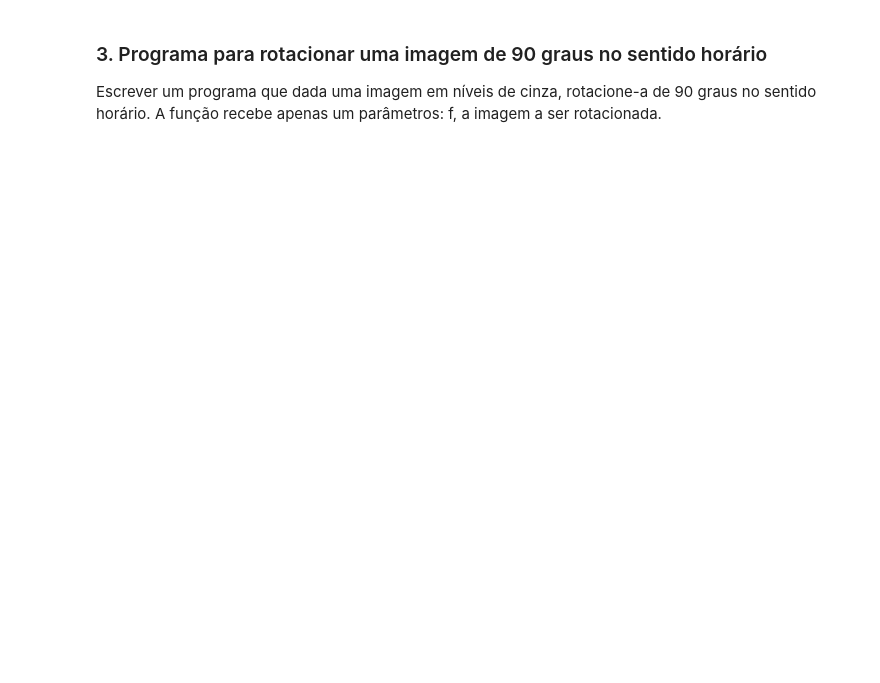
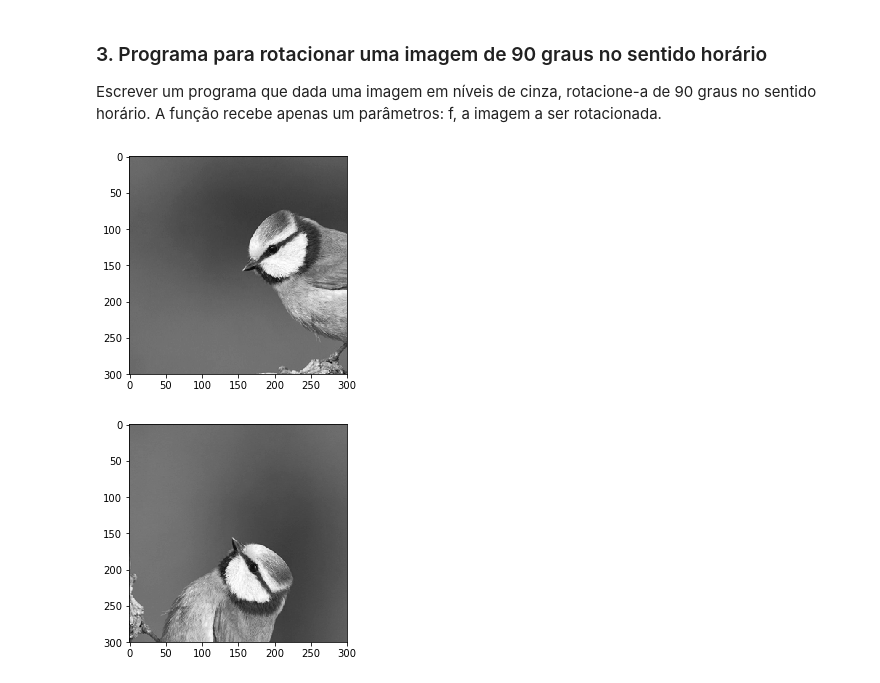
Before and after one commit to gustavoem/bcc, a Jupyter notebook: 7semestre/417/ep1/Matos8546051.ipynb, the cells around one changed output. Cells and saved outputs as stored; diff of their text form; code cells hidden in the pictures; blank space fills up the shorter version.

```diff
--- a/7semestre/417/ep1/Matos8546051.ipynb
+++ b/7semestre/417/ep1/Matos8546051.ipynb
@@ -46,3 +51,19 @@ plt.show ()
 ### 3. Programa para rotacionar uma imagem de 90 graus no sentido horário
 
 Escrever um programa que dada uma imagem em níveis de cinza, rotacione-a de 90 graus no sentido horário. A função recebe apenas um parâmetros: f, a imagem a ser rotacionada.
+# %%
+def rotaciona (img):
+    new_img = img.transpose ()
+    new_img[:, ::-1] = new_img[:,:]
+    return new_img
+
+img = mm.imread ('bird.png', mode='L')[:300, :300]
+plt.imshow (img, cmap='gray')
+plt.show ()
+
+img = rotaciona (img)
+plt.imshow (img, cmap='gray', vmin=0, vmax=255)
+plt.show ()
+# %% [output]
+[figure, added]
+[figure, added]
```
Also changed, not shown: parts of 2 cells of this notebook.
